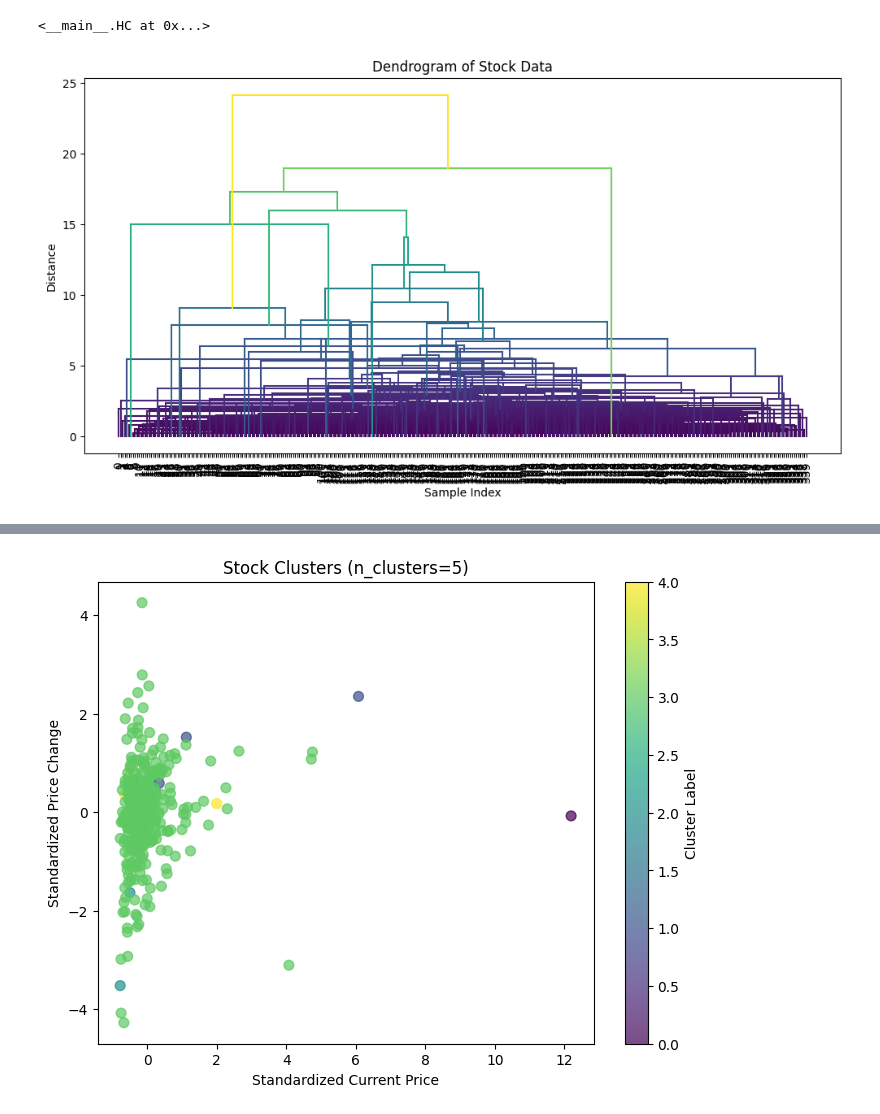
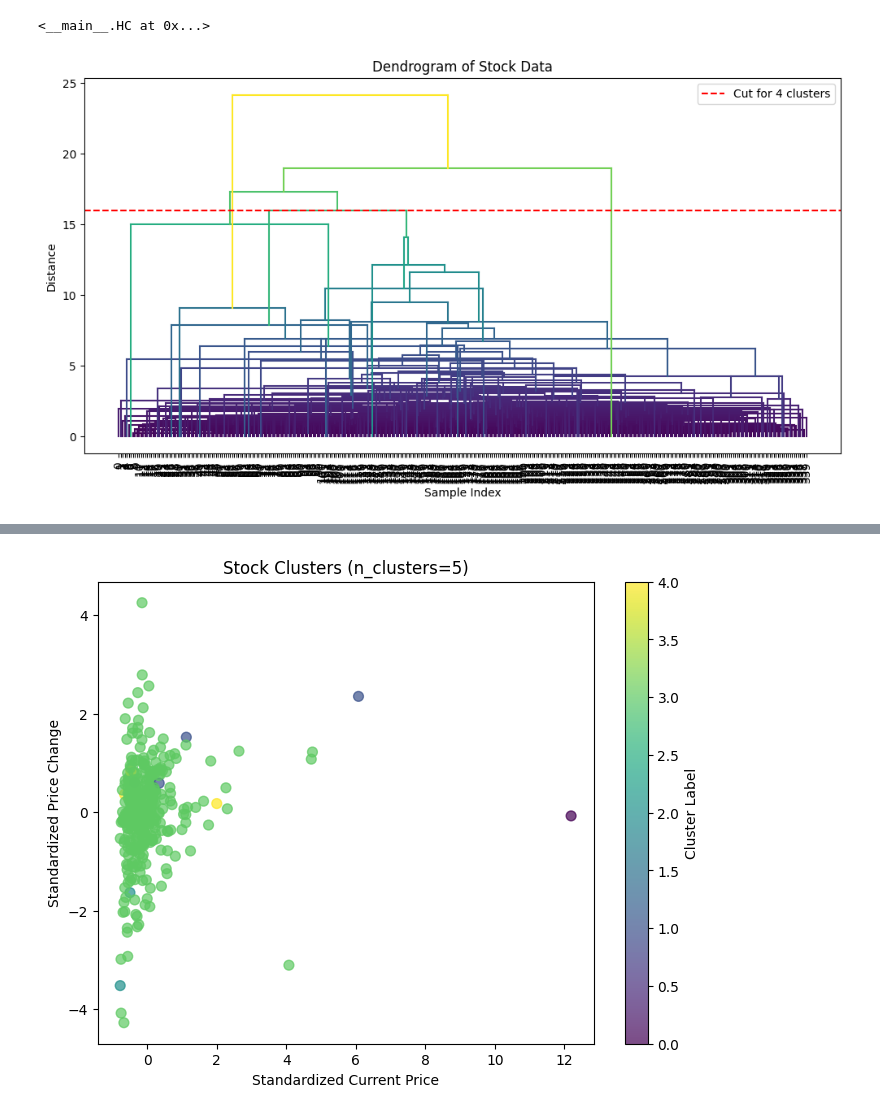
Before and after one commit to kanchan1703/ml-algorithms-implementation, a Jupyter notebook: Hierarchical Clustering/Hierarchical_Clustering.ipynb, the cells around one changed output, grey strips where cells are left out. Drawn from its saved outputs; the diff is of its cells as text; code cells hidden in the pictures.

```diff
--- a/Hierarchical Clustering/Hierarchical_Clustering.ipynb
+++ b/Hierarchical Clustering/Hierarchical_Clustering.ipynb
@@ -170,10 +170,16 @@ class HC:
         return labels
 # %%
 #Dendrogram Function fro plot
-def plot_dendrogram(Z, nSamples):
+def plot_dendrogram(Z, nSamples, n_clusters=4):
     # Tracking cluster positions and heights for plotting
     cluster_pos = {i: (i, 0) for i in range(nSamples)}  # (x, y) for each cluster
     lines = []  # Store lines for plotting: (x1, y1, x2, y2)
+
+     # Find the distance threshold for n_clusters
+    threshold = 0
+    for i in range(Z.shape[0] - n_clusters + 1):
+        threshold = max(threshold, Z[i, 2])
+
 
     for i in range(Z.shape[0]):
         c1, c2, dist, _ = Z[i]
@@ -197,6 +203,11 @@ def plot_dendrogram(Z, nSamples):
     for x1, y1, x2, y2 in lines:
         color = cmap(y2 / max_dist)
         plt.plot([x1, x2], [y1, y2], color=color, linestyle='-')
+
+    # Add horizontal partition line for n_clusters
+    plt.axhline(y=threshold, color='r', linestyle='--', label=f'Cut for {n_clusters} clusters')
+    plt.legend()
+
     plt.title("Dendrogram of Stock Data")
     plt.xlabel("Sample Index")
     plt.ylabel("Distance")
@@ -210,6 +221,6 @@ hc.fit(X_scaled)
 <__main__.HC at 0x...>
 # %%
 # Calling the plot fucntion for dendrogram
-plot_dendrogram(hc.Z, hc.nSamples)
+plot_dendrogram(hc.Z, hc.nSamples, n_clusters=4)
 # %% [output]
-[figure, old version]
+[figure, new version]
```
Also changed, not shown: parts of 1 cell of this notebook.
